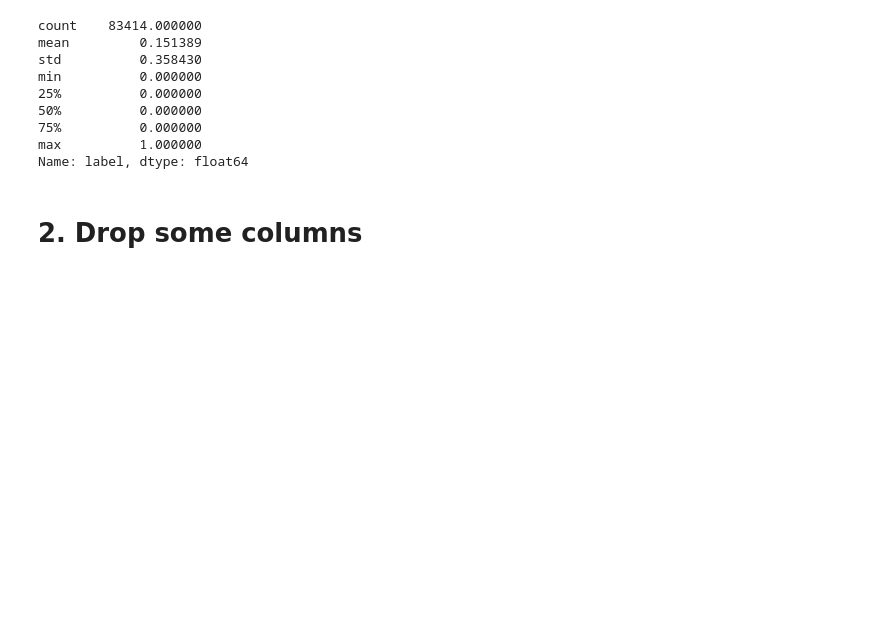
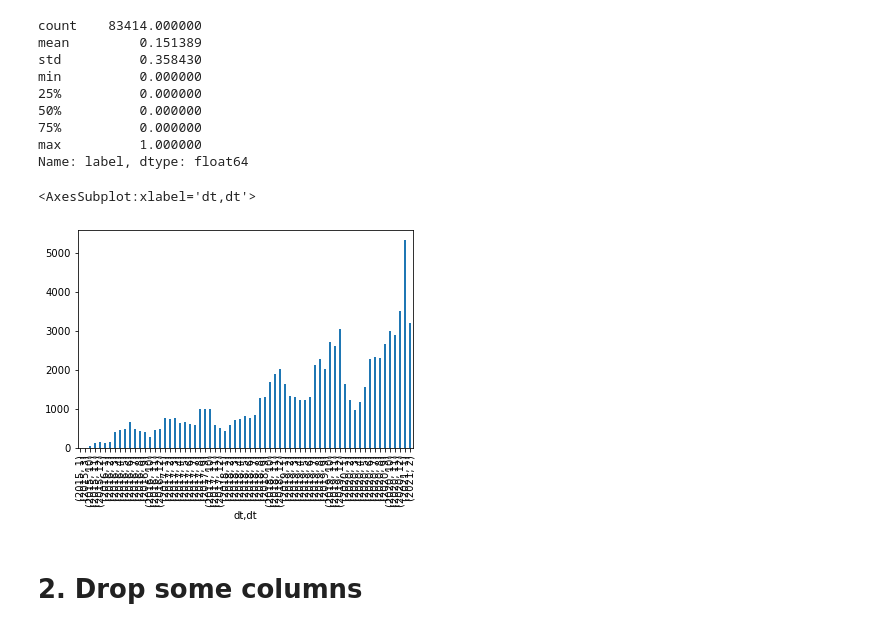
Before and after one commit to ymoondhra/cs188-project3, a Jupyter notebook: p3.ipynb, the cells around one changed output. Drawn from its saved outputs; the diff is of its cells as text; code cells hidden in the pictures; blank space fills up the shorter version.

Commit message:
Prepped data to bucketize by (month,year)

```diff
--- a/p3.ipynb
+++ b/p3.ipynb
@@ -80,6 +80,10 @@ memory usage: 21.0+ MB
 # %%
 # converts date from csv to a python datetime object making it easier to work with
 df['most_recent_load_date'] = pd.to_datetime(df['most_recent_load_date'], format='%Y-%m-%d')
+df['recent_date'] = pd.to_datetime(df['recent_date'], format='%Y-%m-%d')
+df['load_day'] = pd.to_datetime(df['load_day'], format='%Y-%m-%d')
+df['date'] = pd.to_datetime(df['date'], format='%Y-%m-%d')
+df['dt'] = pd.to_datetime(df['dt'], format='%Y-%m-%d')
 # %%
 df['most_recent_load_date'].head()
 # %% [output]
@@ -122,5 +128,10 @@ min          0.000000
 75%          0.000000
 max          1.000000
 Name: label, dtype: float64
+# %%
+df["dt"].groupby([df["dt"].dt.year, df["dt"].dt.month]).count().plot(kind="bar")
+# %% [output]
+<AxesSubplot:xlabel='dt,dt'>
+[figure, added]
 # %% [markdown]
 # 2. Drop some columns
```
Also changed, not shown: parts of 5 cells of this notebook.
